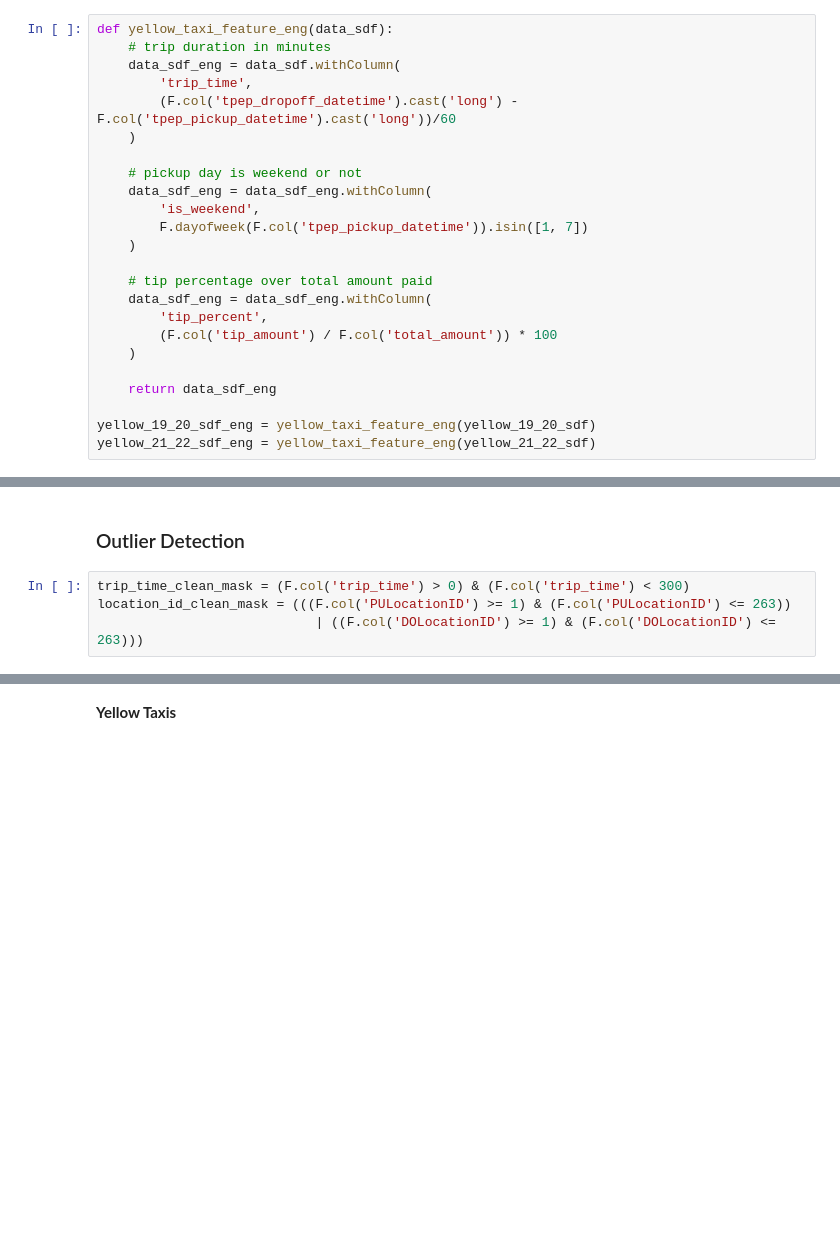
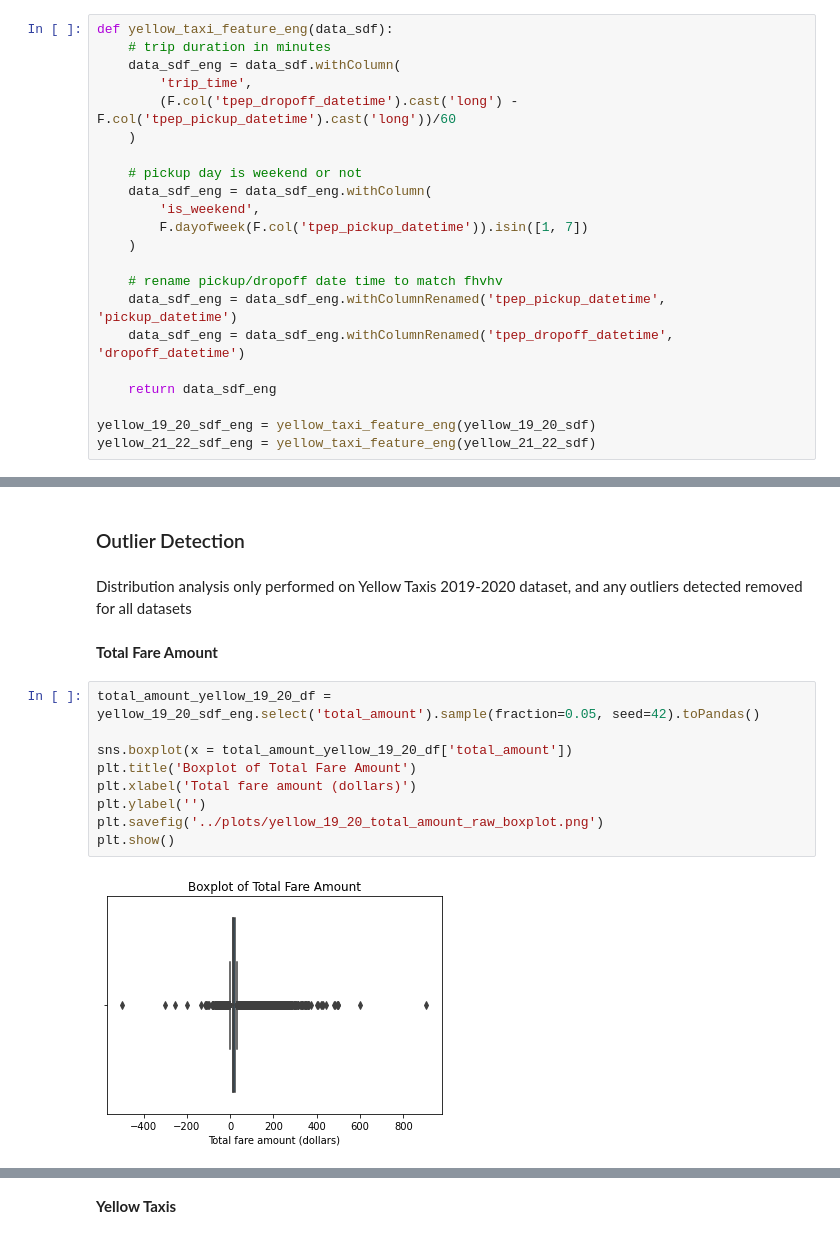
Before and after one commit to MAST30034-Applied-Data-Science/nyc-yellowtaxi-project-kelmanchen, a Jupyter notebook: scripts/preprocessing.ipynb, the cells around one changed output, grey strips where cells are left out. Drawn from its saved outputs; the diff is of its cells as text; blank space fills up the shorter version.

```diff
--- a/scripts/preprocessing.ipynb
+++ b/scripts/preprocessing.ipynb
@@ -125,11 +65,9 @@ def yellow_taxi_feature_eng(data_sdf):
         F.dayofweek(F.col('tpep_pickup_datetime')).isin([1, 7])
     )
 
-    # tip percentage over total amount paid
-    data_sdf_eng = data_sdf_eng.withColumn(
-        'tip_percent',
-        (F.col('tip_amount') / F.col('total_amount')) * 100
-    )
+    # rename pickup/dropoff date time to match fhvhv
+    data_sdf_eng = data_sdf_eng.withColumnRenamed('tpep_pickup_datetime', 'pickup_datetime')
+    data_sdf_eng = data_sdf_eng.withColumnRenamed('tpep_dropoff_datetime', 'dropoff_datetime')
 
     return data_sdf_eng
 
@@ -172,7 +110,18 @@ fhvhv_19_20_sdf_eng = fhvhv_feature_eng(fhvhv_19_20_sdf)
 fhvhv_21_22_sdf_eng = fhvhv_feature_eng(fhvhv_21_22_sdf)
 # %% [markdown]
 <h3>Outlier Detection</h3>
-# %%
-trip_time_clean_mask = (F.col('trip_time') > 0) & (F.col('trip_time') < 300)
-location_id_clean_mask = (((F.col('PULocationID') >= 1) & (F.col('PULocationID') <= 263))
-                            | ((F.col('DOLocationID') >= 1) & (F.col('DOLocationID') <= 263)))
+# %% [markdown]
+Distribution analysis only performed on Yellow Taxis 2019-2020 dataset, and any outliers detected removed for all datasets
+# %% [markdown]
+**Total Fare Amount**
+# %%
+total_amount_yellow_19_20_df = yellow_19_20_sdf_eng.select('total_amount').sample(fraction=0.05, seed=42).toPandas()
+
+sns.boxplot(x = total_amount_yellow_19_20_df['total_amount'])
+plt.title('Boxplot of Total Fare Amount')
+plt.xlabel('Total fare amount (dollars)')
+plt.ylabel('')
+plt.savefig('../plots/yellow_19_20_total_amount_raw_boxplot.png')
+plt.show()
+# %% [output]
+[figure, added]
```
Also changed, not shown: parts of 28 cells of this notebook, 6 other files.
